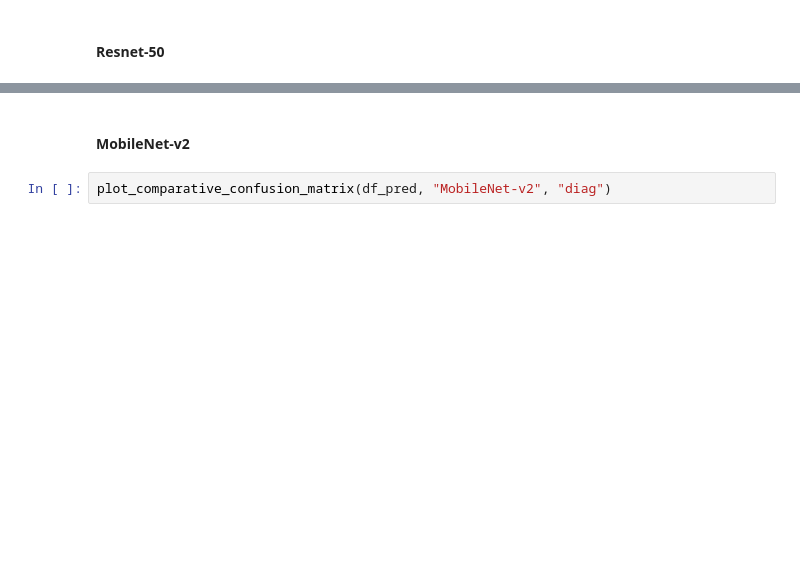
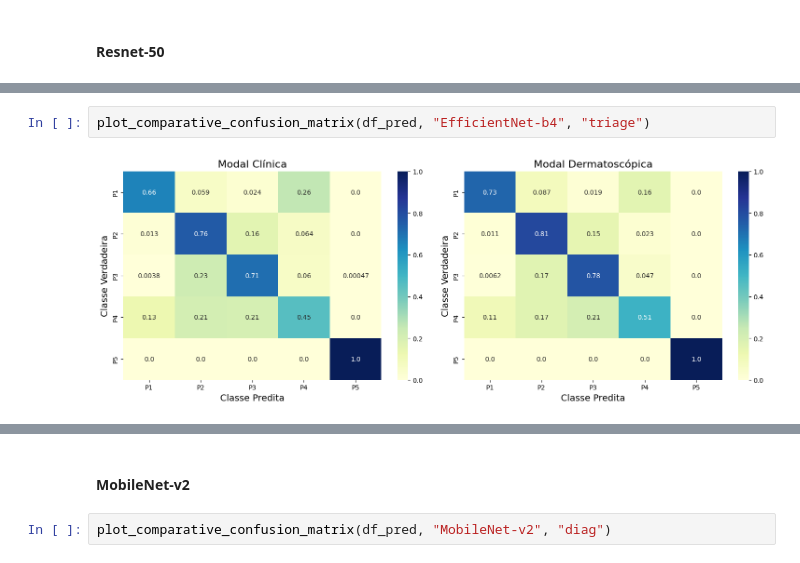
Before and after one commit to e-magesk/pipeline-IA-TCC, a Jupyter notebook: postprocess/postprocess_results.ipynb, the cells around one changed output, grey strips where cells are left out. Drawn from its saved outputs; the diff is of its cells as text; blank space fills up the shorter version.

```diff
--- a/postprocess/postprocess_results.ipynb
+++ b/postprocess/postprocess_results.ipynb
@@ -339,3 +466,7 @@ plot_comparative_confusion_matrix(df_pred, "ResNet-50", "diag")
+# %%
+plot_comparative_confusion_matrix(df_pred, "EfficientNet-b4", "triage")
+# %% [output]
+[figure, added]
 # %%
 plot_comparative_confusion_matrix(df_pred, "ResNet-50", "triage")
 # %% [output]
```
Also changed, not shown: parts of 23 cells of this notebook, 10 other files.
